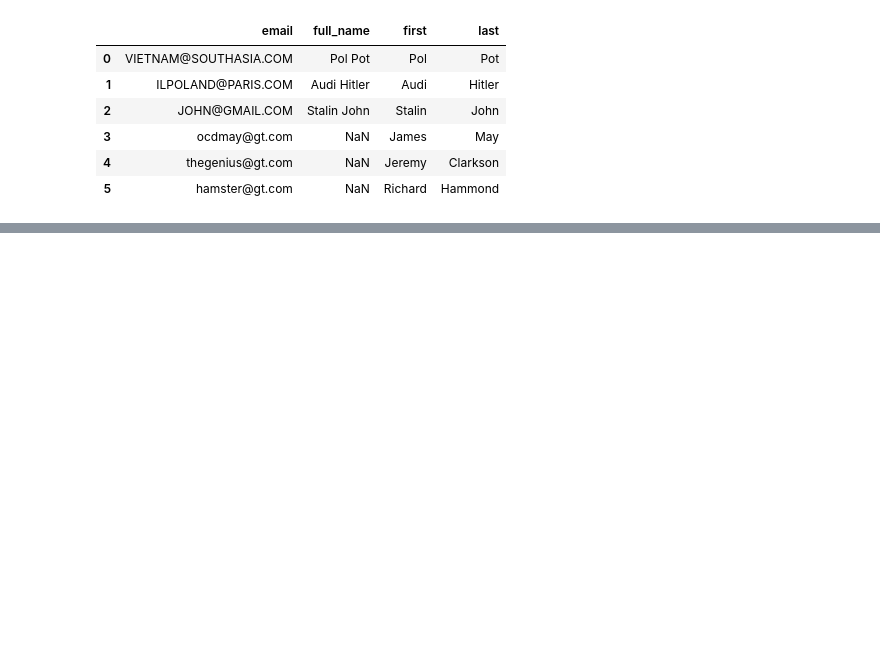
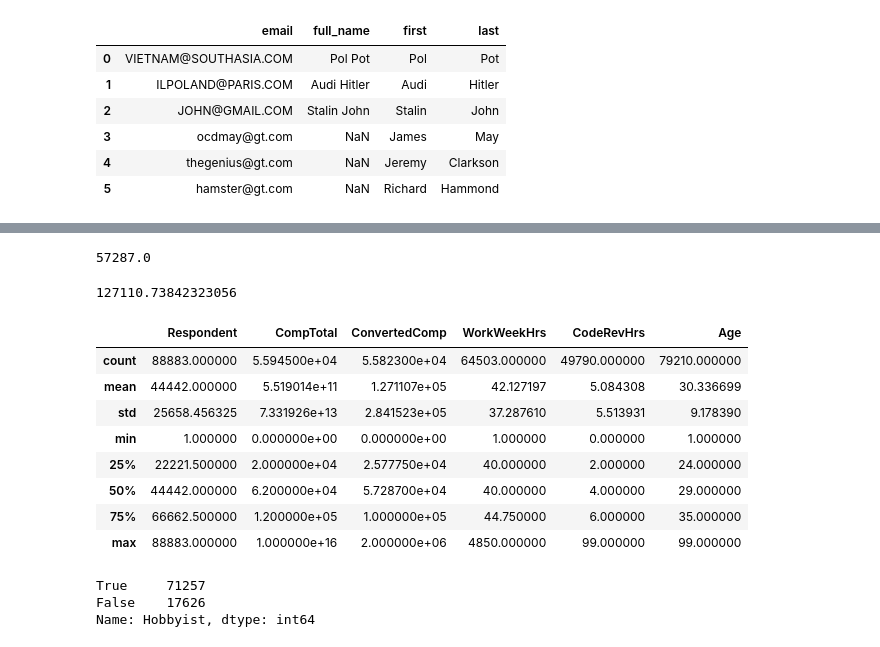
Before and after one commit to Shriram-11/Learning_Resources-, a Jupyter notebook: notes/panda.ipynb, the cells around one changed output, grey strips where cells are left out. Cells and saved outputs as stored; diff of their text form; code cells hidden in the pictures; blank space fills up the shorter version.

```diff
--- a/notes/panda.ipynb
+++ b/notes/panda.ipynb
@@ -721,0 +772,10 @@ df3
+# %%
+# Median
+df['ConvertedComp'].median()
+# %% [output]
+57287.0
+# %%
+# Mean
+df['ConvertedComp'].mean()
+# %% [output]
+127110.73842323056
@@ -721,0 +785,14 @@ df3
+# %%
+# To get all the aggregates
+
+df.describe()
+# %% [output]
+|  | Respondent | CompTotal | ConvertedComp | WorkWeekHrs | CodeRevHrs | Age |
+| count | 88883.000000 | 5.594500e+04 | 5.582300e+04 | 64503.000000 | 49790.000000 | 79210.000000 |
+| mean | 44442.000000 | 5.519014e+11 | 1.271107e+05 | 42.127197 | 5.084308 | 30.336699 |
+| std | 25658.456325 | 7.331926e+13 | 2.841523e+05 | 37.287610 | 5.513931 | 9.178390 |
+| min | 1.000000 | 0.000000e+00 | 0.000000e+00 | 1.000000 | 0.000000 | 1.000000 |
+| 25% | 22221.500000 | 2.000000e+04 | 2.577750e+04 | 40.000000 | 2.000000 | 24.000000 |
+| 50% | 44442.000000 | 6.200000e+04 | 5.728700e+04 | 40.000000 | 4.000000 | 29.000000 |
+| 75% | 66662.500000 | 1.200000e+05 | 1.000000e+05 | 44.750000 | 6.000000 | 35.000000 |
+| max | 88883.000000 | 1.000000e+16 | 2.000000e+06 | 4850.000000 | 99.000000 | 99.000000 |
@@ -721,0 +801,6 @@ df3
+# %%
+df['Hobbyist'].value_counts()
+# %% [output]
+True     71257
+False    17626
+Name: Hobbyist, dtype: int64
```
Also changed, not shown: parts of 27 cells of this notebook.
